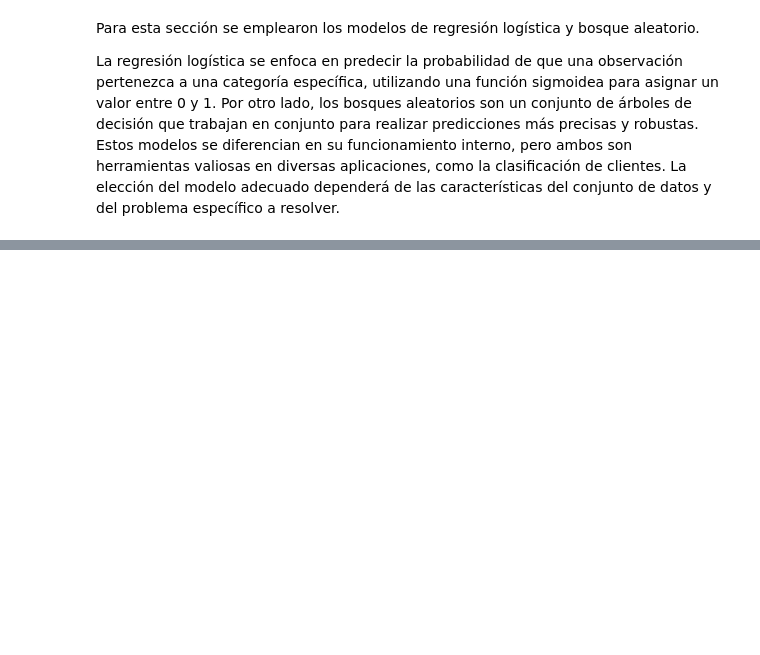
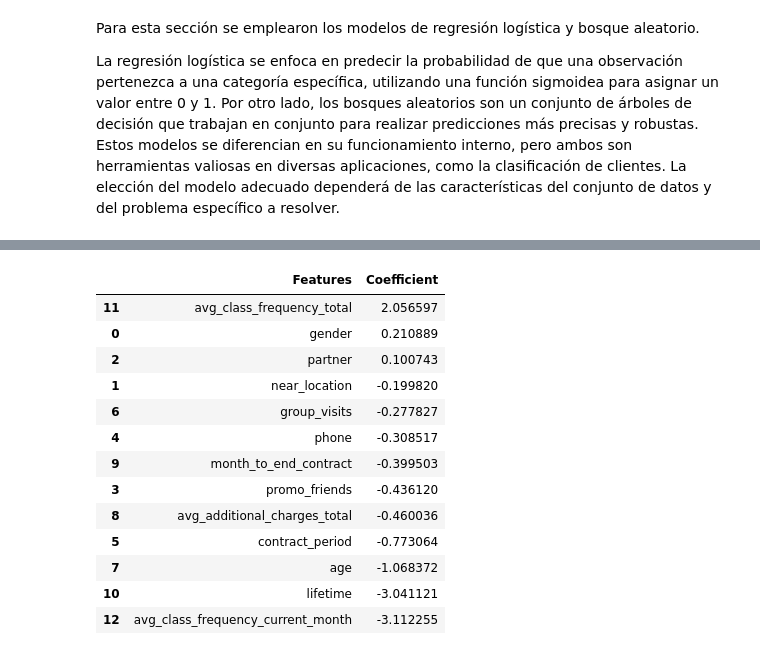
Before and after one commit to Alop89/Gym_churn_prediction, a Jupyter notebook: Gym_churn_prediction.ipynb, the cells around one changed output, grey strips where cells are left out. Drawn from its saved outputs; the diff is of its cells as text; code cells hidden in the pictures; blank space fills up the shorter version.

```diff
--- a/Gym_churn_prediction.ipynb
+++ b/Gym_churn_prediction.ipynb
@@ -42,6 +42,6 @@ from sklearn.metrics import mean_absolute_error, mean_squared_error, r2_score
 # %%
 # Carga de dataset
-df = pd.read_csv(r"C:\Users\ibtjl\OneDrive\Documentos\GitHub\Gym_churn_prediction\gym_churn_us.csv")
+df = pd.read_csv("gym_churn_us.csv")
 
 # Cambio en el estilo de nombres de columnas
 new_col_names = [name.strip().lower().replace(' ', '_') for name in df.columns]
@@ -349,0 +415,24 @@ probabilities = model.predict_proba(X_test)[:, 1]
+# %%
+# Obtención de características y coeficientes
+
+features = X_train.columns
+coeff = logistic_model.coef_[0]
+
+coef_df = pd.DataFrame({'Features': features, 'Coefficient': coeff})
+
+coef_df.sort_values(by = 'Coefficient', ascending = False)
+# %% [output]
+|  | Features | Coefficient |
+| 11 | avg_class_frequency_total | 2.056597 |
+| 0 | gender | 0.210889 |
+| 2 | partner | 0.100743 |
+| 1 | near_location | -0.199820 |
+| 6 | group_visits | -0.277827 |
+| 4 | phone | -0.308517 |
+| 9 | month_to_end_contract | -0.399503 |
+| 3 | promo_friends | -0.436120 |
+| 8 | avg_additional_charges_total | -0.460036 |
+| 5 | contract_period | -0.773064 |
+| 7 | age | -1.068372 |
+| 10 | lifetime | -3.041121 |
+| 12 | avg_class_frequency_current_month | -3.112255 |
```
Also changed, not shown: parts of 8 cells of this notebook.
